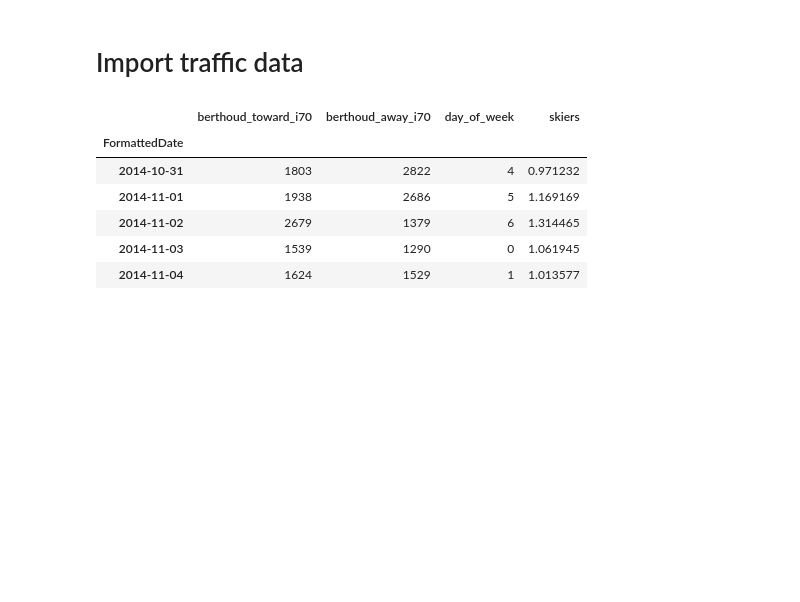
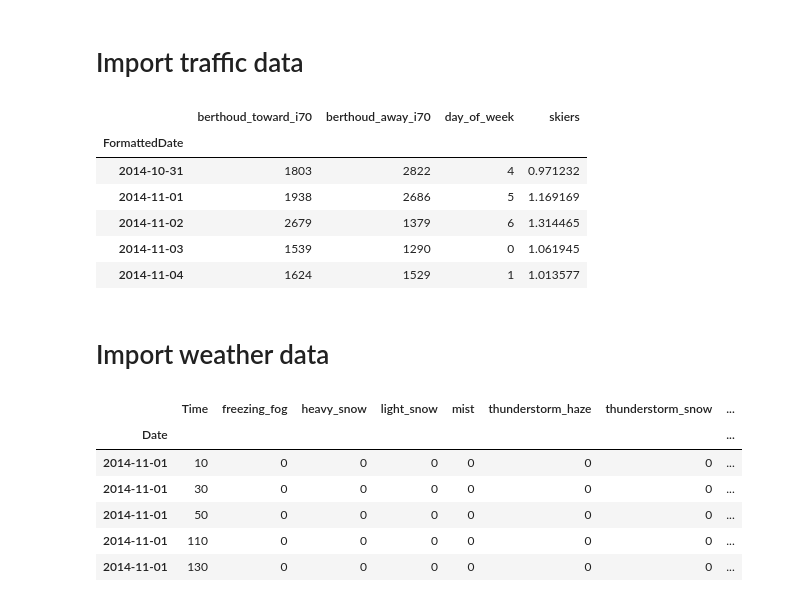
Before and after one commit to balmandhunter/ski_in_solitude, a Jupyter notebook: crowd_model.ipynb, the cells around one changed output. Saved outputs shown, nothing was run; the diff lists cells and outputs as text; code cells hidden in the pictures; blank space fills up the shorter version.

```diff
--- a/crowd_model.ipynb
+++ b/crowd_model.ipynb
@@ -58,3 +48,5 @@ df_traf.head()
 | 2014-11-02 | 2679 | 1379 | 6 | 1.314465 |
 | 2014-11-03 | 1539 | 1290 | 0 | 1.061945 |
 | 2014-11-04 | 1624 | 1529 | 1 | 1.013577 |
+# %% [markdown]
+# Import weather data
@@ -61,3 +55,13 @@ df_traf.head()
+# %%
+df_met.head()
+# %% [output]
+|  | Time | freezing_fog | heavy_snow | light_snow | mist | thunderstorm_haze | thunderstorm_snow | ... |
+| Date |  |  |  |  |  |  |  | ... |
+| 2014-11-01 | 10 | 0 | 0 | 0 | 0 | 0 | 0 | ... |
+| 2014-11-01 | 30 | 0 | 0 | 0 | 0 | 0 | 0 | ... |
+| 2014-11-01 | 50 | 0 | 0 | 0 | 0 | 0 | 0 | ... |
+| 2014-11-01 | 110 | 0 | 0 | 0 | 0 | 0 | 0 | ... |
+| 2014-11-01 | 130 | 0 | 0 | 0 | 0 | 0 | 0 | ... |
 # %%
 resamp_time = '1440Min'
 df_all = pd.concat([df_traf.resample(resamp_time), df_met.resample(resamp_time)], axis=1).dropna()
```
Also changed, not shown: parts of 19 cells of this notebook.
